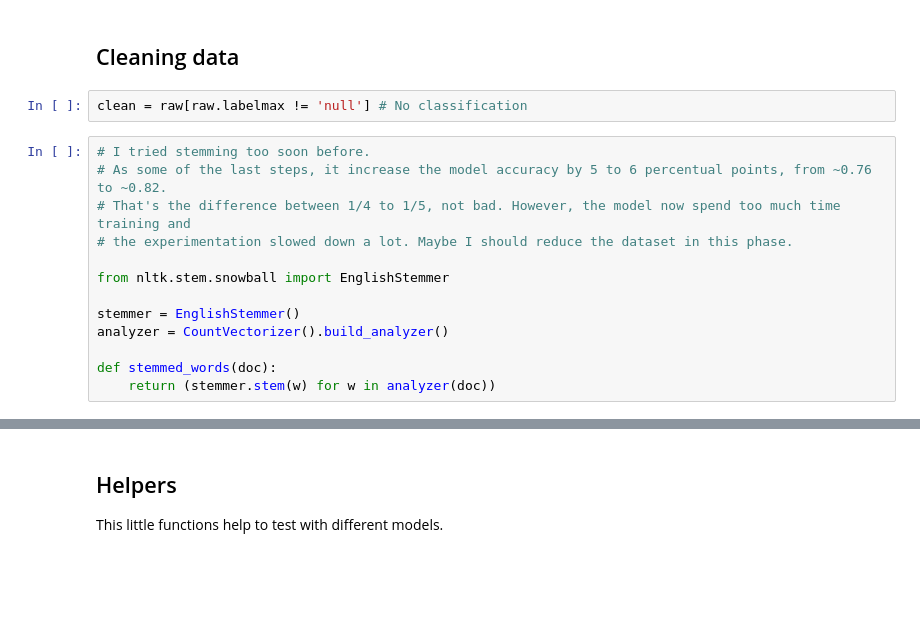
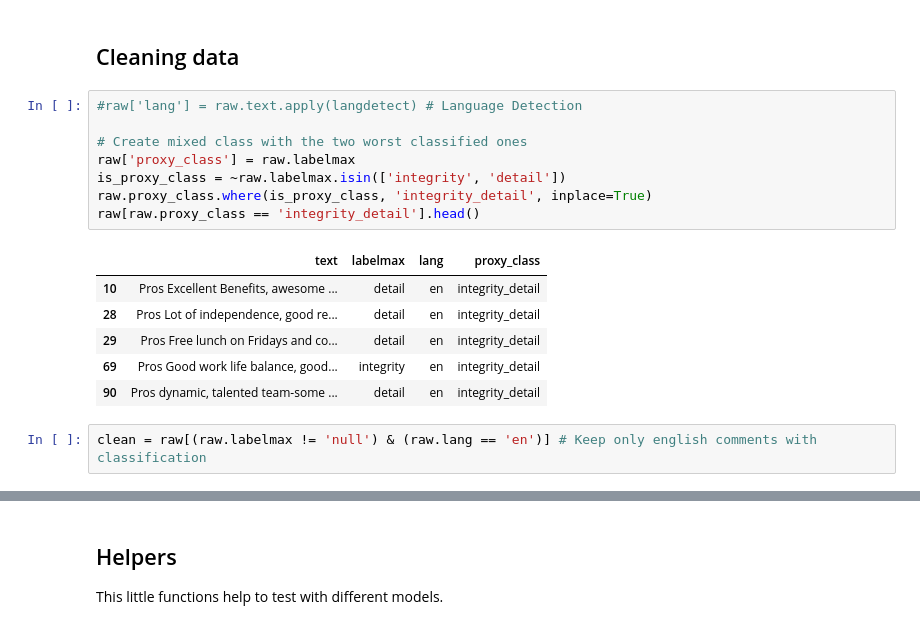
Before and after one commit to ruliana/datascience-challenge, a Jupyter notebook: main.ipynb, the cells around one changed output, grey strips where cells are left out. Saved outputs shown, nothing was run; the diff lists cells and outputs as text; blank space fills up the shorter version.

```diff
--- a/main.ipynb
+++ b/main.ipynb
@@ -92,18 +99,20 @@ null               535
 Name: labelmax, dtype: int64
 # %% [markdown]
 ## Cleaning data
+# %%
+#raw['lang'] = raw.text.apply(langdetect) # Language Detection
+
+# Create mixed class with the two worst classified ones
+raw['proxy_class'] = raw.labelmax
+is_proxy_class = ~raw.labelmax.isin(['integrity', 'detail'])
+raw.proxy_class.where(is_proxy_class, 'integrity_detail', inplace=True)
+raw[raw.proxy_class == 'integrity_detail'].head()
+# %% [output]
+|  | text | labelmax | lang | proxy_class |
+| 10 | Pros Excellent Benefits, awesome ... | detail | en | integrity_detail |
+| 28 | Pros Lot of independence, good re... | detail | en | integrity_detail |
+| 29 | Pros Free lunch on Fridays and co... | detail | en | integrity_detail |
+| 69 | Pros Good work life balance, good... | integrity | en | integrity_detail |
+| 90 | Pros dynamic, talented team-some ... | detail | en | integrity_detail |
 # %%
-clean = raw[raw.labelmax != 'null'] # No classification
+clean = raw[(raw.labelmax != 'null') & (raw.lang == 'en')] # Keep only english comments with classification
-# %%
-# I tried stemming too soon before.
-# As some of the last steps, it increase the model accuracy by 5 to 6 percentual points, from ~0.76 to ~0.82.
-# That's the difference between 1/4 to 1/5, not bad. However, the model now spend too much time training and
-# the experimentation slowed down a lot. Maybe I should reduce the dataset in this phase.
-
-from nltk.stem.snowball import EnglishStemmer
-
-stemmer = EnglishStemmer()
-analyzer = CountVectorizer().build_analyzer()
-
-def stemmed_words(doc):
-    return (stemmer.stem(w) for w in analyzer(doc))
```
Also changed, not shown: parts of 31 cells of this notebook, 2 other files.
